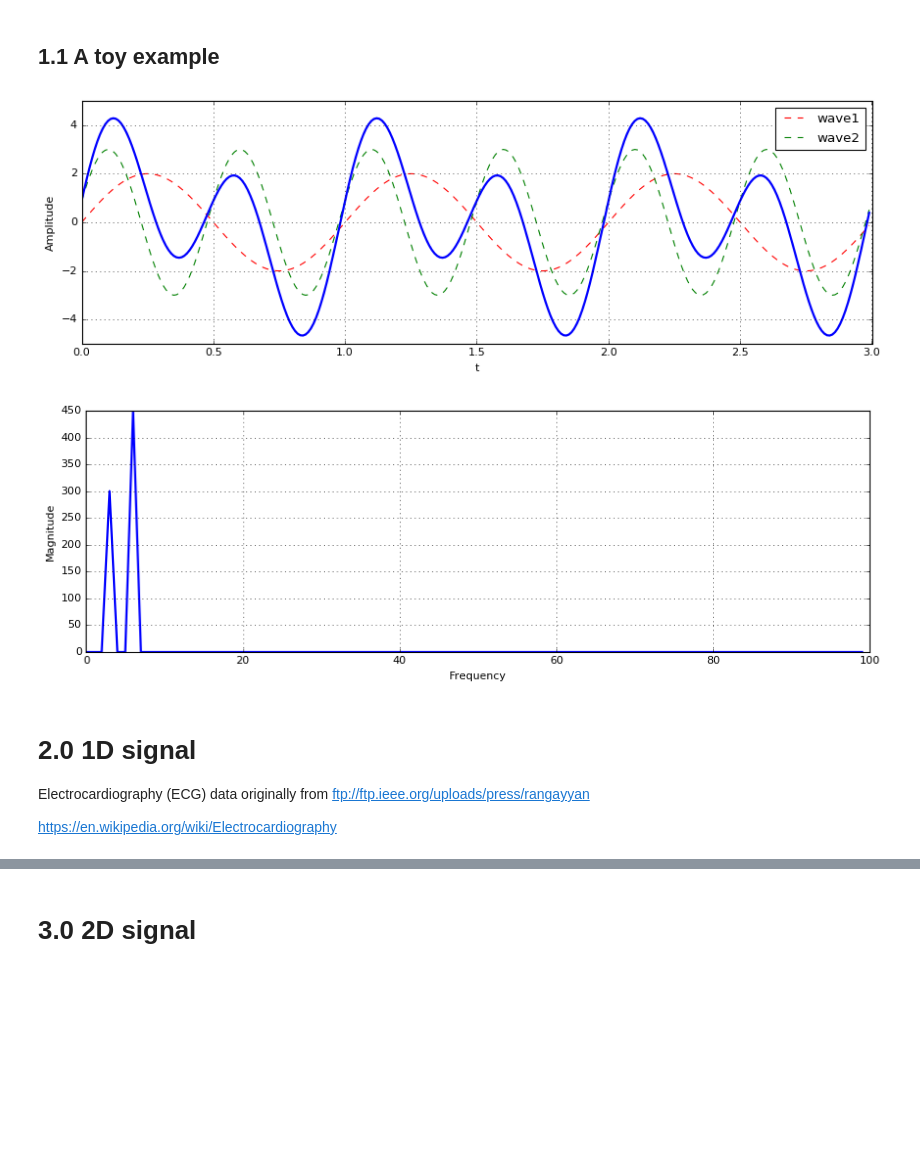
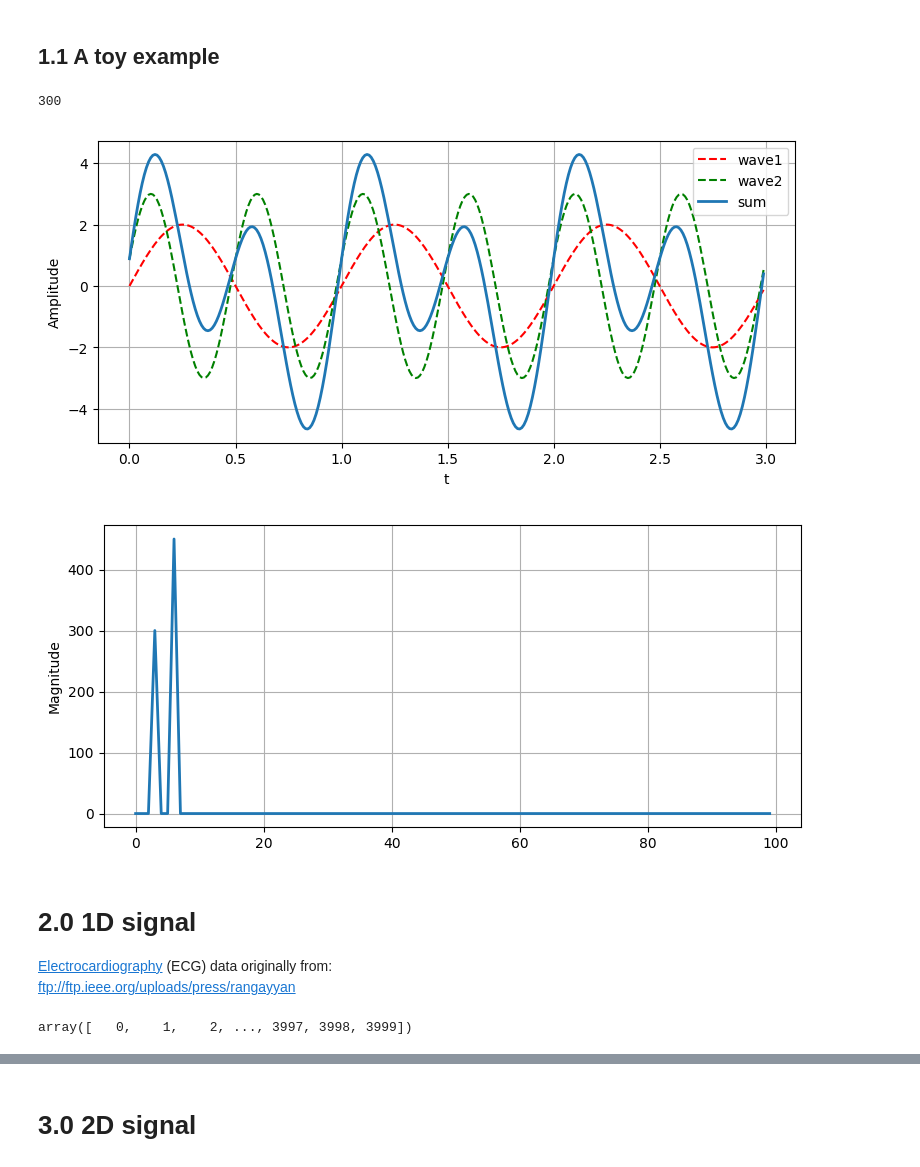
Before and after one commit to prickly-pythons/prickly-pythons, a Jupyter notebook: code_from_meetings/signal_processing/Fourier Transforms.ipynb, the cells around one changed output, grey strips where cells are left out. Saved outputs shown, nothing was run; the diff lists cells and outputs as text; code cells hidden in the pictures; blank space fills up the shorter version.

```diff
--- a/code_from_meetings/signal_processing/Fourier Transforms.ipynb
+++ b/code_from_meetings/signal_processing/Fourier Transforms.ipynb
@@ -77,4 +77,8 @@ array([ 0.        ,  2.35619449,  3.14159265, -2.35619449])
 ## 1.1 A toy example
 # %%
 t = np.arange(0,3,0.01)
+
+len(t)
+# %% [output]
+300
 # %%
@@ -83,37 +87,37 @@ wave_2 = 3*np.sin(2*np.pi*2 * t + 0.3) # 3sin(4pi t +0.3)
 
 f = wave_1 + wave_2
 # %%
-fig = plt.figure(figsize=(13,4))
+fig = plt.figure(figsize=(9,4))
 plt.plot(t, wave_1, 'r--', label='wave1')
 plt.plot(t, wave_2, 'g--', label='wave2')
-plt.plot(t, f, linewidth=2)
+plt.plot(t, f, linewidth=2, label='sum')
 
 plt.xlabel('t')
 plt.ylabel('Amplitude')
 plt.legend(loc='best')
 plt.grid()
 
 plt.show()
 # %% [output]
-[figure, old version]
+[figure, new version]
 # %%
 F = np.fft.fft(f)
 # %%
-fig = plt.figure(figsize=(13,4))
+fig = plt.figure(figsize=(9,4))
 plt.plot((np.abs(F)[0:100]), linewidth=2)
 
-plt.xlabel('Frequency')
+# plt.xlabel('Frequency')
 plt.ylabel('Magnitude')
 plt.grid()
 
 plt.show()
 # %% [output]
-[figure, old version]
+[figure, new version]
 # %% [markdown]
 # 2.0 1D signal
-Electrocardiography (ECG) data originally from ftp://ftp.ieee.org/uploads/press/rangayyan
-
-https://en.wikipedia.org/wiki/Electrocardiography
+[Electrocardiography](https://en.wikipedia.org/wiki/Electrocardiography) (ECG) data originally from:
+<br>
+ftp://ftp.ieee.org/uploads/press/rangayyan
 # %%
 f_ecg = np.genfromtxt("test_data/ecg3.txt")
 
@@ -131,6 +135,10 @@ freq = s/N_sample * np.arange(N_sample)
 
 # Simulate some additive 50Hz noise
 f_ecg = f_ecg + 0.2*np.sin(2*np.pi*50 * t)
+# %%
+np.arange(N_sample)
+# %% [output]
+array([   0,    1,    2, ..., 3997, 3998, 3999])
 # %%
 fig = plt.figure(figsize=(13,4))
 plt.plot(t[0:800], f_ecg[0:800])
```
Also changed, not shown: parts of 35 cells of this notebook.
